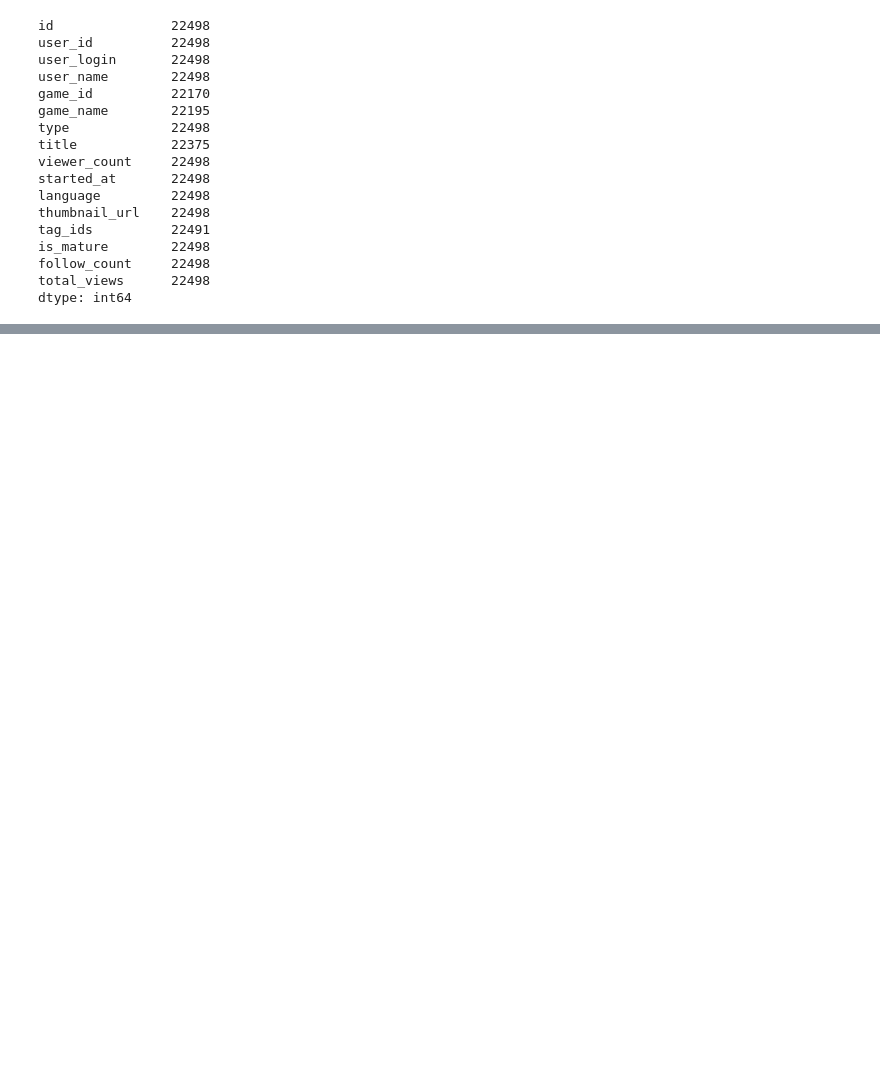
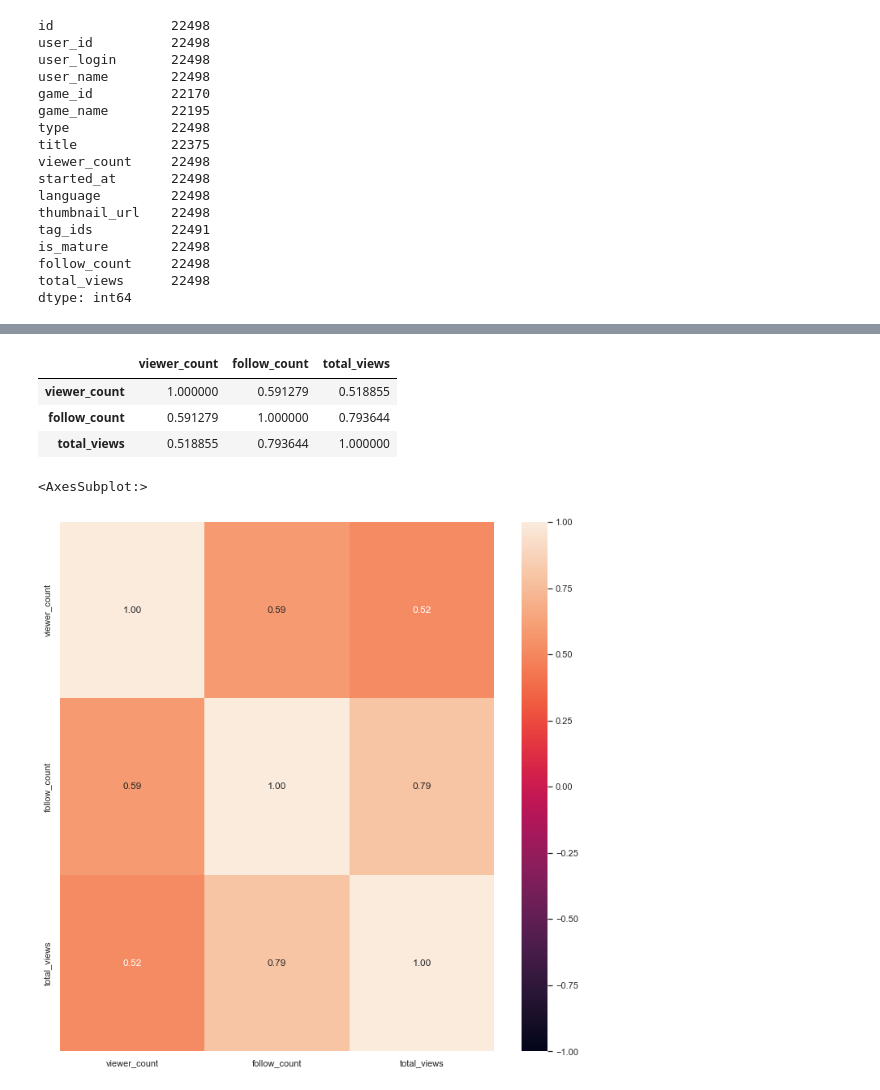
Before and after one commit to whysilon/SC1015proj, a Jupyter notebook: EDA_Twitch.ipynb, the cells around one changed output, grey strips where cells are left out. Cells and saved outputs as stored; diff of their text form; code cells hidden in the pictures; blank space fills up the shorter version.

```diff
--- a/EDA_Twitch.ipynb
+++ b/EDA_Twitch.ipynb
@@ -374,0 +370,15 @@ sb.boxplot(data = es, orient = "h")
+# %%
+twitch_num = pd.DataFrame(twitchdata[['viewer_count', 'follow_count', 'total_views']])
+twitch_num.corr()
+# %% [output]
+|  | viewer_count | follow_count | total_views |
+| viewer_count | 1.000000 | 0.591279 | 0.518855 |
+| follow_count | 0.591279 | 1.000000 | 0.793644 |
+| total_views | 0.518855 | 0.793644 | 1.000000 |
+# %%
+# Heatmap of numeric correlation
+f = plt.figure(figsize=(12, 12))
+sb.heatmap(twitch_num.corr(), vmin = -1, vmax = 1, annot = True, fmt = ".2f")
+# %% [output]
+<AxesSubplot:>
+[figure, added]
```
Also changed, not shown: parts of 30 cells of this notebook.
